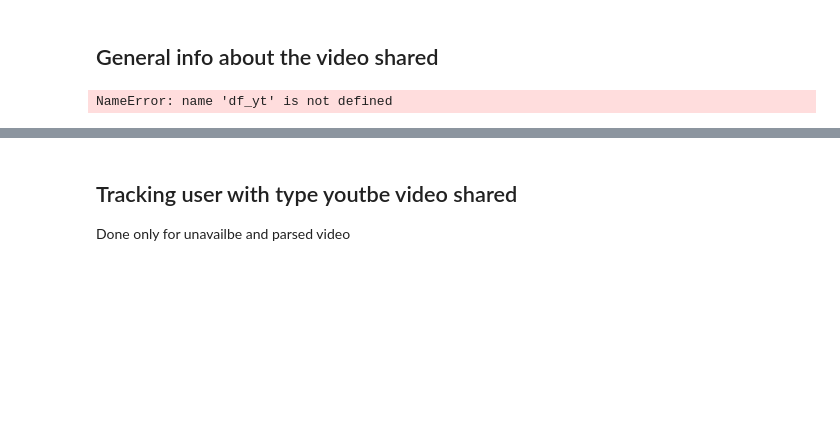
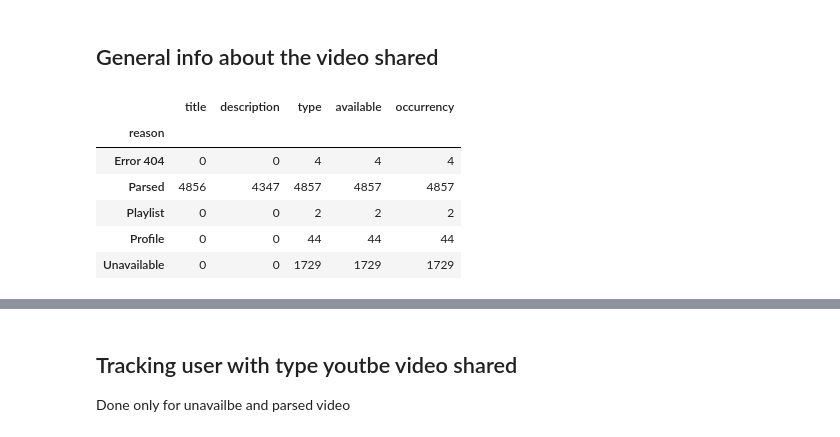
Before and after one commit to giada-c/twitterStudy, a Jupyter notebook: 4_URL_study/Youtube_URL_study.ipynb, the cells around one changed output, grey strips where cells are left out. Saved outputs shown, nothing was run; the diff lists cells and outputs as text; code cells hidden in the pictures; blank space fills up the shorter version.

```diff
--- a/4_URL_study/Youtube_URL_study.ipynb
+++ b/4_URL_study/Youtube_URL_study.ipynb
@@ -39,7 +40,13 @@ df.head()
 # %% [markdown]
 ## General info about the video shared
 # %%
-df_yt_summary = df_yt.groupby(['reason']).count()
+df_yt_summary = df_yt_complete.groupby(['reason']).count()
 df_yt_summary
 # %% [output]
-NameError: name 'df_yt' is not defined
+|  | title | description | type | available | occurrency |
+| reason |  |  |  |  |  |
+| Error 404 | 0 | 0 | 4 | 4 | 4 |
+| Parsed | 4856 | 4347 | 4857 | 4857 | 4857 |
+| Playlist | 0 | 0 | 2 | 2 | 2 |
+| Profile | 0 | 0 | 44 | 44 | 44 |
+| Unavailable | 0 | 0 | 1729 | 1729 | 1729 |
```
Also changed, not shown: parts of 8 cells of this notebook.
